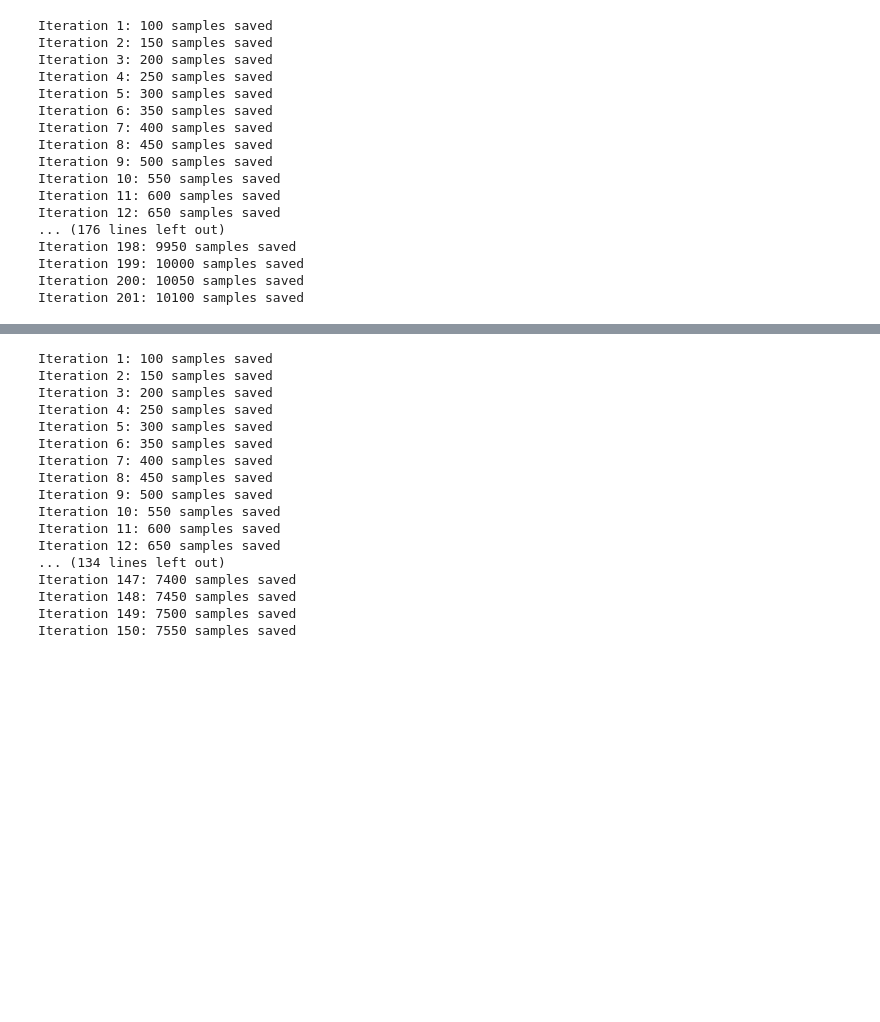
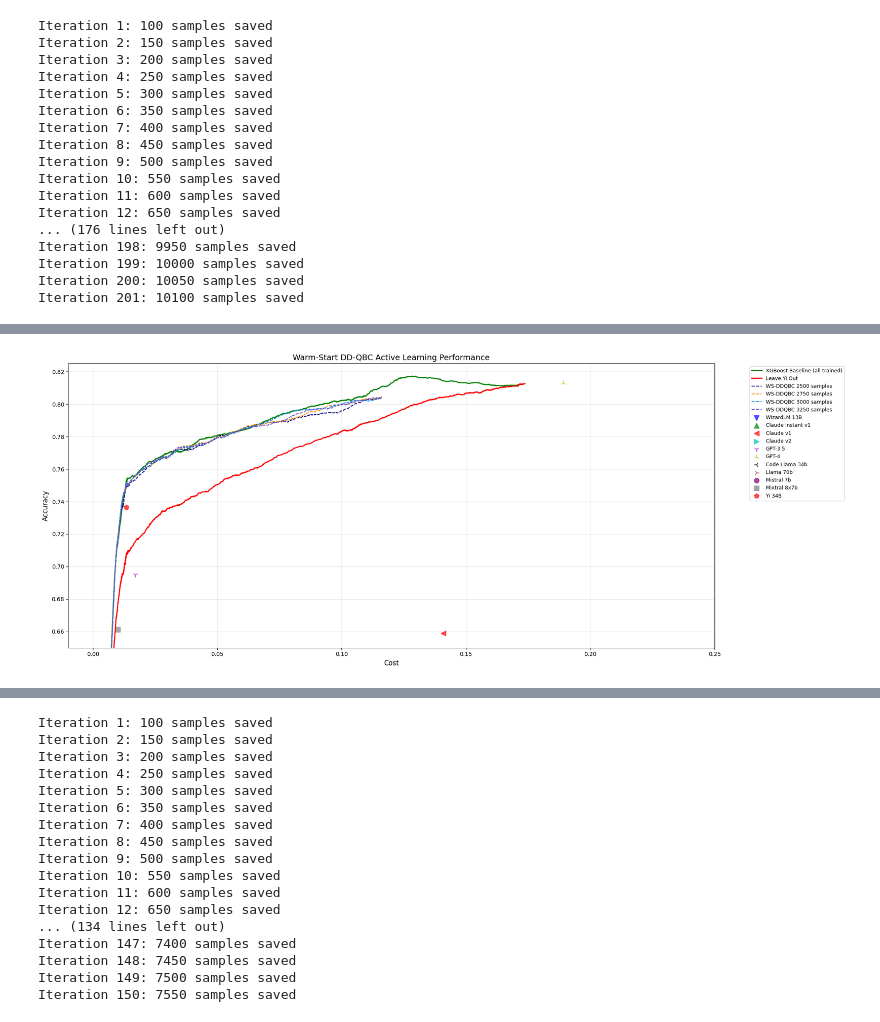
Before and after one commit to alkiviadis-mertzios/active-learning-routing, a Jupyter notebook: jack-testing.ipynb, the cells around one changed output, grey strips where cells are left out. Cells and saved outputs as stored; diff of their text form; code cells hidden in the pictures; blank space fills up the shorter version.

```diff
--- a/jack-testing.ipynb
+++ b/jack-testing.ipynb
@@ -1999,0 +2098,91 @@ plt.show()
+# %%
+yi_name = 'zero-one-ai/Yi-34B-Chat'
+yi_idx = llms.index(yi_name)
+
+# baseline
+y_acc_pred_xgb_baseline = xgb_multi.predict(x_test)
+
+acc_xgb_baseline = np.zeros(len(lambdas))
+cost_xgb_baseline = np.zeros(len(lambdas))
+for i, lam in enumerate(lambdas):
+    acc_xgb_baseline[i], cost_xgb_baseline[i] = score_auc(
+        y_acc_test, y_cost_test, y_acc_pred_xgb_baseline, y_cost_test, lam
+    )
+
+# leave yi out
+y_acc_pred_leave_out = np.zeros_like(y_acc_test, dtype=float)
+for j in range(y_acc_test.shape[1]):
+    if j != yi_idx:
+        y_acc_pred_leave_out[:, j] = y_acc_pred_xgb_baseline[:, j]
+
+acc_leave_out = np.zeros(len(lambdas))
+cost_leave_out = np.zeros(len(lambdas))
+for i, lam in enumerate(lambdas):
+    acc_leave_out[i], cost_leave_out[i] = score_auc(
+        y_acc_test, y_cost_test, y_acc_pred_leave_out, y_cost_test, lam
+    )
+
+def load_and_eval(directory, n_samples):
+    path = f"{directory}/Yi_34B_{n_samples}.pkl"
+    if not os.path.exists(path):
+        print(f"[missing] {path}")
+        return None
+    with open(path, "rb") as f:
+        ckpt = pickle.load(f)
+    committee = ckpt["committee"] if isinstance(ckpt, dict) and "committee" in ckpt else ckpt
+    preds = np.stack([m.predict(x_test) for m in committee], axis=1)
+    ensemble_pred = preds.mean(axis=1)
+    y_acc_pred = y_acc_pred_leave_out.copy()
+    y_acc_pred[:, yi_idx] = ensemble_pred
+    acc_curve = np.zeros(len(lambdas))
+    cost_curve = np.zeros(len(lambdas))
+    for i, lam in enumerate(lambdas):
+        acc_curve[i], cost_curve[i] = score_auc(
+            y_acc_test, y_cost_test, y_acc_pred, y_cost_test, lam
+        )
+    return acc_curve, cost_curve
+
+# --- Warm-start DD-QBC ---
+ws_sizes = [2500, 2750, 3000, 3250]
+ws_curves = {}
+for n in ws_sizes:
+    result = load_and_eval("warmstart_ddqbc_XGB_checkpoints_yi_42", n)
+    if result is not None:
+        ws_curves[n] = result
+
+# --- Plot ---
+plt.figure(figsize=(20, 8))
+plt.ylim(0.65, 0.825)
+plt.xlim(-0.01, 0.25)
+
+plt.plot(cost_xgb_baseline, acc_xgb_baseline, '-', color='green',
+         label='XGBoost Baseline (all trained)', linewidth=2)
+plt.plot(cost_leave_out, acc_leave_out, '-', color='red',
+         label='Leave Yi Out', linewidth=2)
+
+ws_colors = ['navy', 'darkorange', 'dodgerblue', 'slateblue']
+for i, n in enumerate(ws_sizes):
+    if n in ws_curves:
+        acc_curve, cost_curve = ws_curves[n]
+        plt.plot(cost_curve, acc_curve, '--',
+                 color=ws_colors[i],
+                 label=f'WS-DDQBC {n} samples',
+                 linewidth=1.5)
+
+markers = ['v', '^', '<', '>', '1', '2', '3', '4', '8', 's', 'p']
+colors_llms = ['b', 'g', 'r', 'c', 'm', 'y', 'k', 'brown', 'purple', 'gray', 'red']
+for j, _ in enumerate(llms):
+    avg_acc = np.mean(y_acc_test[:, j])
+    avg_cost = np.mean(y_cost_test[:, j]) / np.max(y_cost_test)
+    plt.scatter(avg_cost, avg_acc, marker=markers[j],
+                color=colors_llms[j], s=80, alpha=0.7, label=llms_short[j])
+
+plt.xlabel('Cost', fontsize=12)
+plt.ylabel('Accuracy', fontsize=12)
+plt.title('Warm-Start DD-QBC Active Learning Performance', fontsize=14)
+plt.grid(True, alpha=0.3)
+plt.legend(bbox_to_anchor=(1.05, 1), loc='upper left', fontsize=9)
+plt.tight_layout()
+plt.show()
+# %% [output]
+[figure, added]
```
Also changed, not shown: parts of 11 cells of this notebook.
